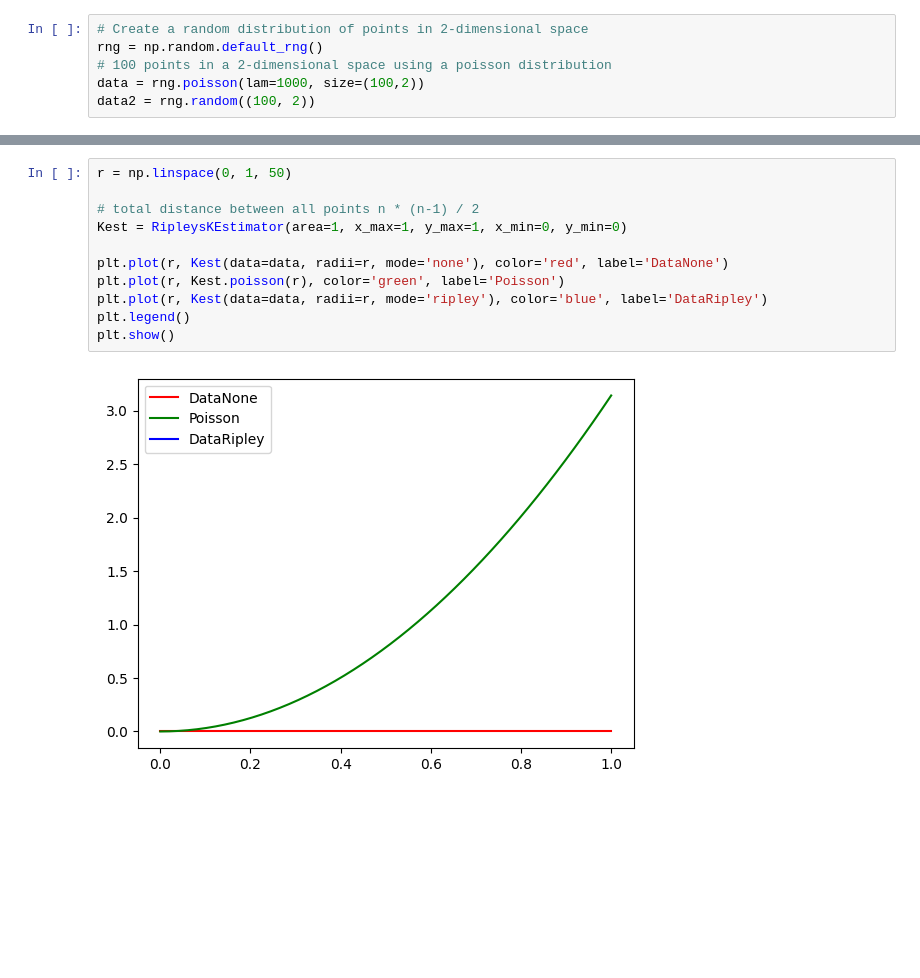
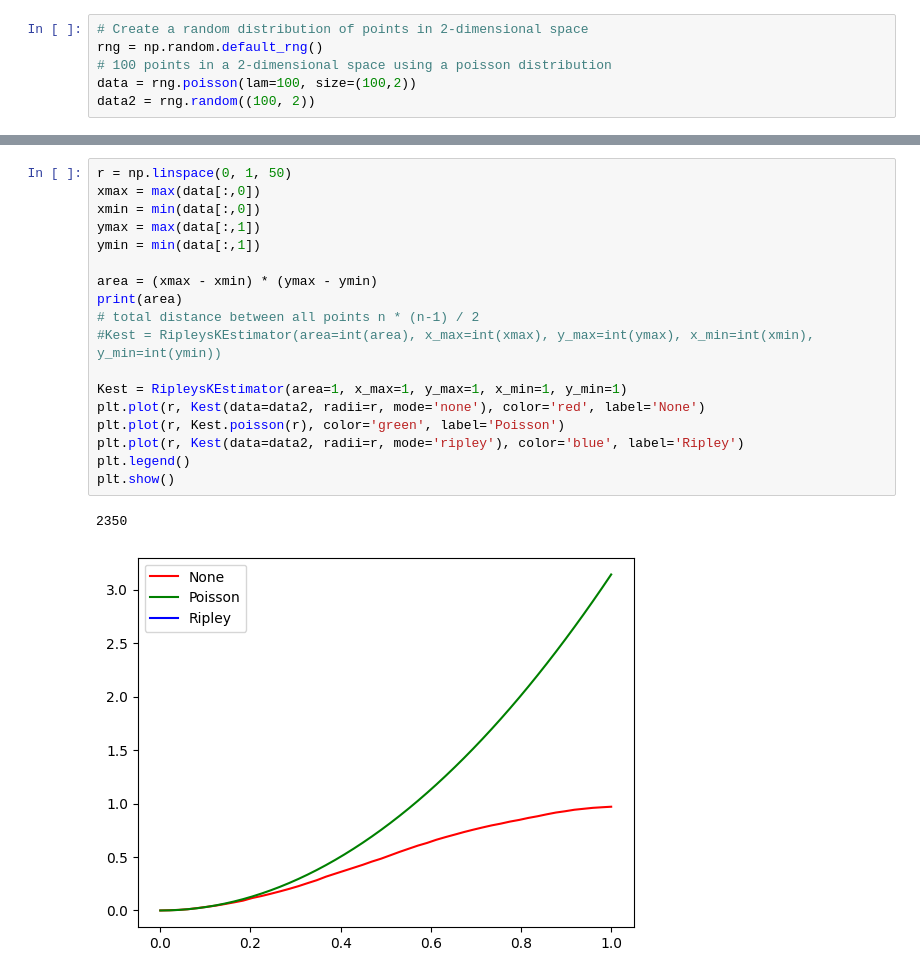
Before and after one commit to Muhanzhaokmp228/Bachelor-project, a Jupyter notebook: Code/Ripley K in 2d.ipynb, the cells around one changed output, grey strips where cells are left out. Drawn from its saved outputs; the diff is of its cells as text; blank space fills up the shorter version.

Commit message:
Changes in ripley-K 2d

```diff
--- a/Code/Ripley K in 2d.ipynb
+++ b/Code/Ripley K in 2d.ipynb
@@ -6,7 +7,7 @@ import matplotlib.pyplot as plt
 # Create a random distribution of points in 2-dimensional space
 rng = np.random.default_rng()
 # 100 points in a 2-dimensional space using a poisson distribution
-data = rng.poisson(lam=1000, size=(100,2))
+data = rng.poisson(lam=100, size=(100,2))
 data2 = rng.random((100, 2))
 # %%
 #show the points
@@ -21,16 +22,24 @@ plt.show()
 # %%
 r = np.linspace(0, 1, 50)
+xmax = max(data[:,0])
+xmin = min(data[:,0])
+ymax = max(data[:,1])
+ymin = min(data[:,1])
 
+area = (xmax - xmin) * (ymax - ymin)
+print(area)
 # total distance between all points n * (n-1) / 2
-Kest = RipleysKEstimator(area=1, x_max=1, y_max=1, x_min=0, y_min=0)
+#Kest = RipleysKEstimator(area=int(area), x_max=int(xmax), y_max=int(ymax), x_min=int(xmin), y_min=int(ymin))
 
-plt.plot(r, Kest(data=data, radii=r, mode='none'), color='red', label='DataNone')
+Kest = RipleysKEstimator(area=1, x_max=1, y_max=1, x_min=1, y_min=1)
+plt.plot(r, Kest(data=data2, radii=r, mode='none'), color='red', label='None')
 plt.plot(r, Kest.poisson(r), color='green', label='Poisson')
-plt.plot(r, Kest(data=data, radii=r, mode='ripley'), color='blue', label='DataRipley')
+plt.plot(r, Kest(data=data2, radii=r, mode='ripley'), color='blue', label='Ripley')
 plt.legend()
 plt.show()
 # %% [output]
+2350
-[figure, old version]
+[figure, new version]
 # %%
 # define radius of the search circles
 r = np.linspace(0, 1, 50)
```
Also changed, not shown: parts of 3 cells of this notebook, 2 other files.
